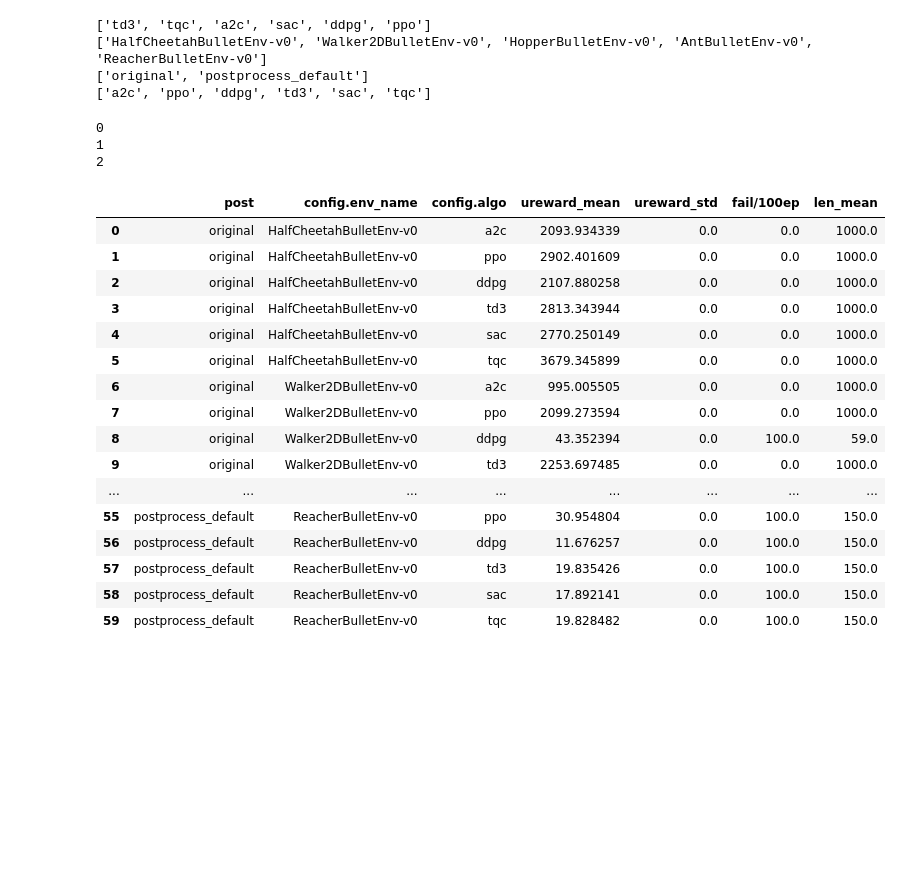
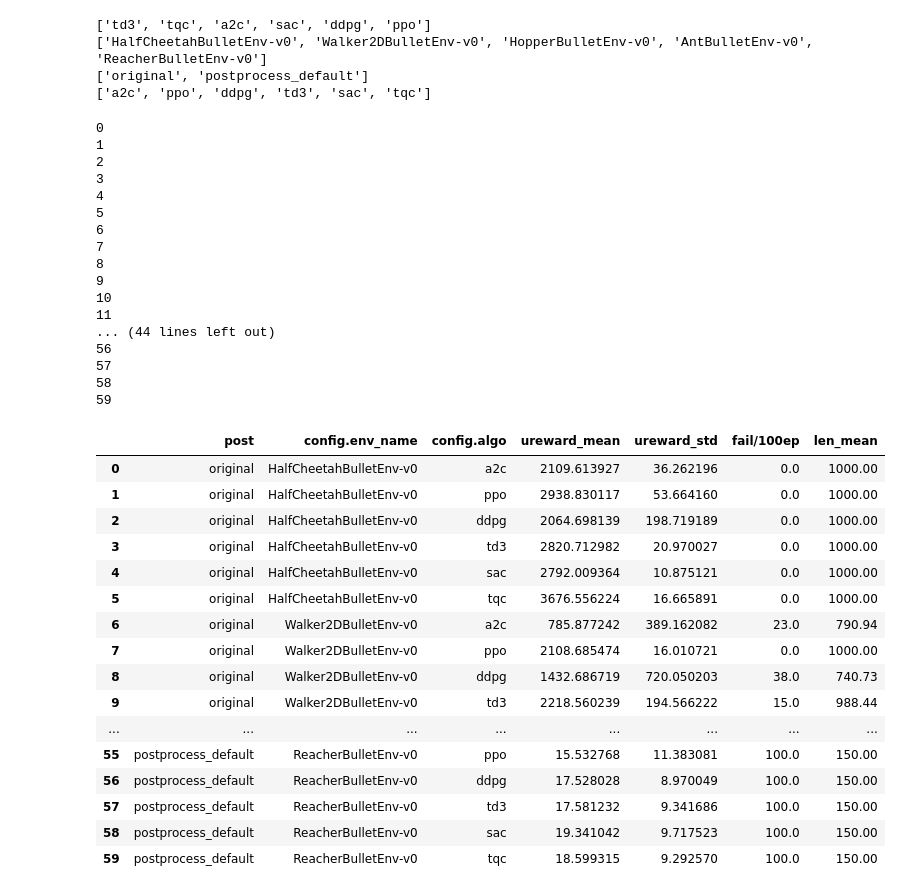
Before and after one commit to sgillen/policy_refinement, a Jupyter notebook: Ty_files/load_all_no_noise.ipynb, the cells around one changed output. Drawn from its saved outputs; the diff is of its cells as text; code cells hidden in the pictures; blank space fills up the shorter version.

Commit message:
Run 100 trials for all Bullet and Box2d envs

```diff
--- a/Ty_files/load_all_no_noise.ipynb
+++ b/Ty_files/load_all_no_noise.ipynb
@@ -135,52 +135,63 @@ for k in enumerate(post_list):
                 l_list.append(ep_l)
 
                 rewards_arr = np.stack(rewards_list).squeeze()
                 l_arr = np.stack(l_list).squeeze()
 
                 if info[0]['episode']['l']<1000:
                     fail+=1
                 count+=1
             fail_percentage = 100*fail/n_trial
 
             reward_mean = np.mean(rewards_arr)
             reward_std = np.std(rewards_arr)
             l_mean = np.mean(l_arr)
     #        if k[0] == 1:
     #            data_no_noise[str(row)] = data_no_noise[str(row)]+[reward_mean,reward_std,fail_percentage,l_mean]
     #        else:
     #            data_no_noise[str(row)] = [env_id, post_name[k[0]],i[1],reward_mean,reward_std,fail_percentage,l_mean]
 
-            data_all_no_noise[str(row)] = [k[1],j[1],i[1],reward_mean,reward_std,fail_percentage,l_mean]
+            data_all_no_noise[str(row)] = [k[1],j[1],i[1],reward_mean,reward_std,l_mean]
             print(row)
             row += 1
-df_all_no_noise = pd.DataFrame.from_dict(data_all_no_noise, orient='index', columns=['post', 'config.env_name', 'config.algo', 'ureward_mean', 'ureward_std', 'fail/100ep', 'len_mean'])
+df_all_no_noise = pd.DataFrame.from_dict(data_all_no_noise, orient='index', columns=['post', 'config.env_name', 'config.algo', 'ureward_mean', 'ureward_std', 'len_mean'])
 #df_all_no_noise = pd.DataFrame.from_dict(data_all_no_noise, orient='index', columns=['env', 'post', 'algo', 'r_mean', 'r_std', 'fall/100ep before', 'l_mean', 'r_mean_refined', 'r_std_refined', 'fall/100ep after', 'l_mean_refined'])
 
 #df_all_no_noise['algo'] = df_all_no_noise['algo'].str.upper()
 path = '~/Documents/GitHub/policy_refinement/Ty_files/Ty_csv/all_no_noise.csv'
 df_all_no_noise.to_csv(path,index = False)
 df_all_no_noise
 # %% [output]
 0
 1
 2
+3
+4
+5
+6
+7
+8
+9
+10
+11
+... (44 lines left out)
+56
+57
+58
+59
+|  | post | config.env_name | config.algo | ureward_mean | ureward_std | fail/100ep | len_mean |
+| 0 | original | HalfCheetahBulletEnv-v0 | a2c | 2109.613927 | 36.262196 | 0.0 | 1000.00 |
+| 1 | original | HalfCheetahBulletEnv-v0 | ppo | 2938.830117 | 53.664160 | 0.0 | 1000.00 |
+| 2 | original | HalfCheetahBulletEnv-v0 | ddpg | 2064.698139 | 198.719189 | 0.0 | 1000.00 |
+| 3 | original | HalfCheetahBulletEnv-v0 | td3 | 2820.712982 | 20.970027 | 0.0 | 1000.00 |
+| 4 | original | HalfCheetahBulletEnv-v0 | sac | 2792.009364 | 10.875121 | 0.0 | 1000.00 |
+| 5 | original | HalfCheetahBulletEnv-v0 | tqc | 3676.556224 | 16.665891 | 0.0 | 1000.00 |
+| 6 | original | Walker2DBulletEnv-v0 | a2c | 785.877242 | 389.162082 | 23.0 | 790.94 |
+| 7 | original | Walker2DBulletEnv-v0 | ppo | 2108.685474 | 16.010721 | 0.0 | 1000.00 |
+| 8 | original | Walker2DBulletEnv-v0 | ddpg | 1432.686719 | 720.050203 | 38.0 | 740.73 |
+| 9 | original | Walker2DBulletEnv-v0 | td3 | 2218.560239 | 194.566222 | 15.0 | 988.44 |
+| ... | ... | ... | ... | ... | ... | ... | ... |
+| 55 | postprocess_default | ReacherBulletEnv-v0 | ppo | 15.532768 | 11.383081 | 100.0 | 150.00 |
+| 56 | postprocess_default | ReacherBulletEnv-v0 | ddpg | 17.528028 | 8.970049 | 100.0 | 150.00 |
+| 57 | postprocess_default | ReacherBulletEnv-v0 | td3 | 17.581232 | 9.341686 | 100.0 | 150.00 |
+| 58 | postprocess_default | ReacherBulletEnv-v0 | sac | 19.341042 | 9.717523 | 100.0 | 150.00 |
+| 59 | postprocess_default | ReacherBulletEnv-v0 | tqc | 18.599315 | 9.292570 | 100.0 | 150.00 |
-# %%
-df_all_no_noise
-# %% [output]
-|  | post | config.env_name | config.algo | ureward_mean | ureward_std | fail/100ep | len_mean |
-| 0 | original | HalfCheetahBulletEnv-v0 | a2c | 2093.934339 | 0.0 | 0.0 | 1000.0 |
-| 1 | original | HalfCheetahBulletEnv-v0 | ppo | 2902.401609 | 0.0 | 0.0 | 1000.0 |
-| 2 | original | HalfCheetahBulletEnv-v0 | ddpg | 2107.880258 | 0.0 | 0.0 | 1000.0 |
-| 3 | original | HalfCheetahBulletEnv-v0 | td3 | 2813.343944 | 0.0 | 0.0 | 1000.0 |
-| 4 | original | HalfCheetahBulletEnv-v0 | sac | 2770.250149 | 0.0 | 0.0 | 1000.0 |
-| 5 | original | HalfCheetahBulletEnv-v0 | tqc | 3679.345899 | 0.0 | 0.0 | 1000.0 |
-| 6 | original | Walker2DBulletEnv-v0 | a2c | 995.005505 | 0.0 | 0.0 | 1000.0 |
-| 7 | original | Walker2DBulletEnv-v0 | ppo | 2099.273594 | 0.0 | 0.0 | 1000.0 |
-| 8 | original | Walker2DBulletEnv-v0 | ddpg | 43.352394 | 0.0 | 100.0 | 59.0 |
-| 9 | original | Walker2DBulletEnv-v0 | td3 | 2253.697485 | 0.0 | 0.0 | 1000.0 |
-| ... | ... | ... | ... | ... | ... | ... | ... |
-| 55 | postprocess_default | ReacherBulletEnv-v0 | ppo | 30.954804 | 0.0 | 100.0 | 150.0 |
-| 56 | postprocess_default | ReacherBulletEnv-v0 | ddpg | 11.676257 | 0.0 | 100.0 | 150.0 |
-| 57 | postprocess_default | ReacherBulletEnv-v0 | td3 | 19.835426 | 0.0 | 100.0 | 150.0 |
-| 58 | postprocess_default | ReacherBulletEnv-v0 | sac | 17.892141 | 0.0 | 100.0 | 150.0 |
-| 59 | postprocess_default | ReacherBulletEnv-v0 | tqc | 19.828482 | 0.0 | 100.0 | 150.0 |
```
Also changed, not shown: parts of 4 cells of this notebook.
